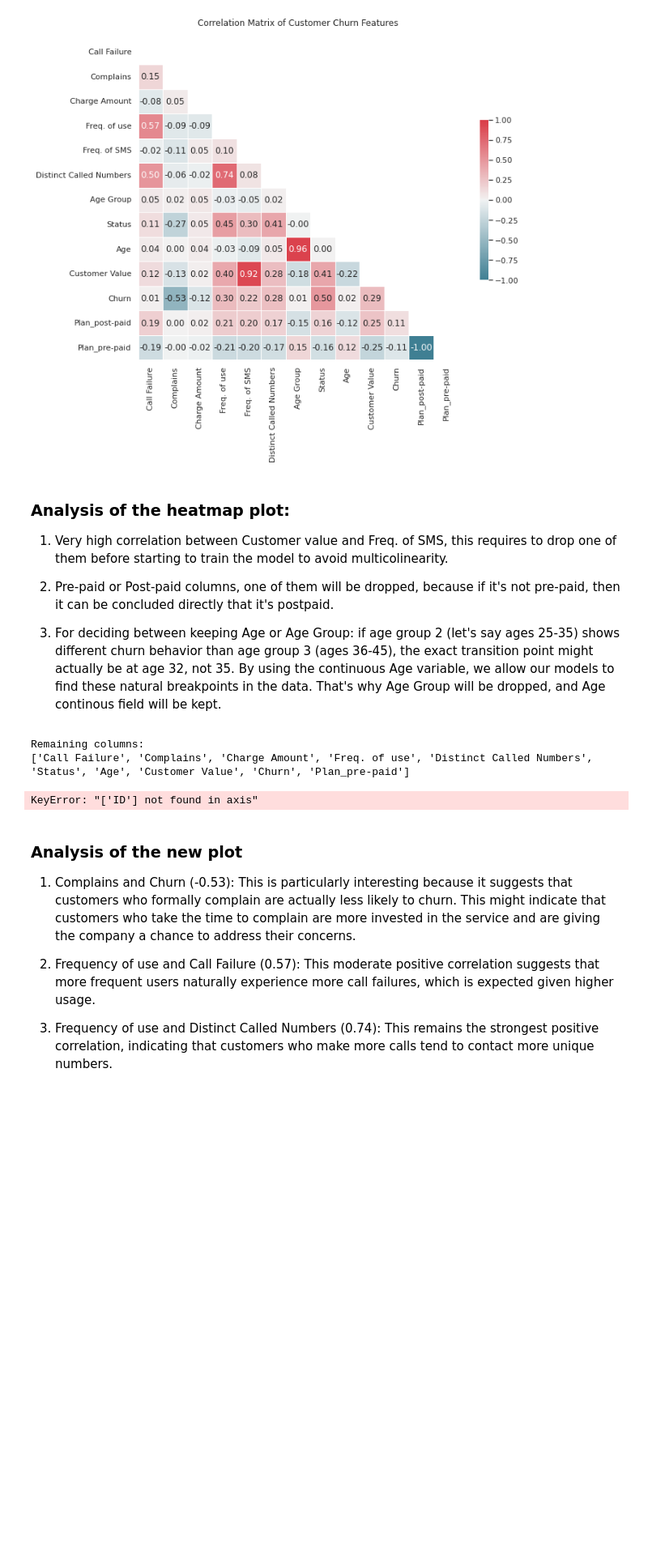
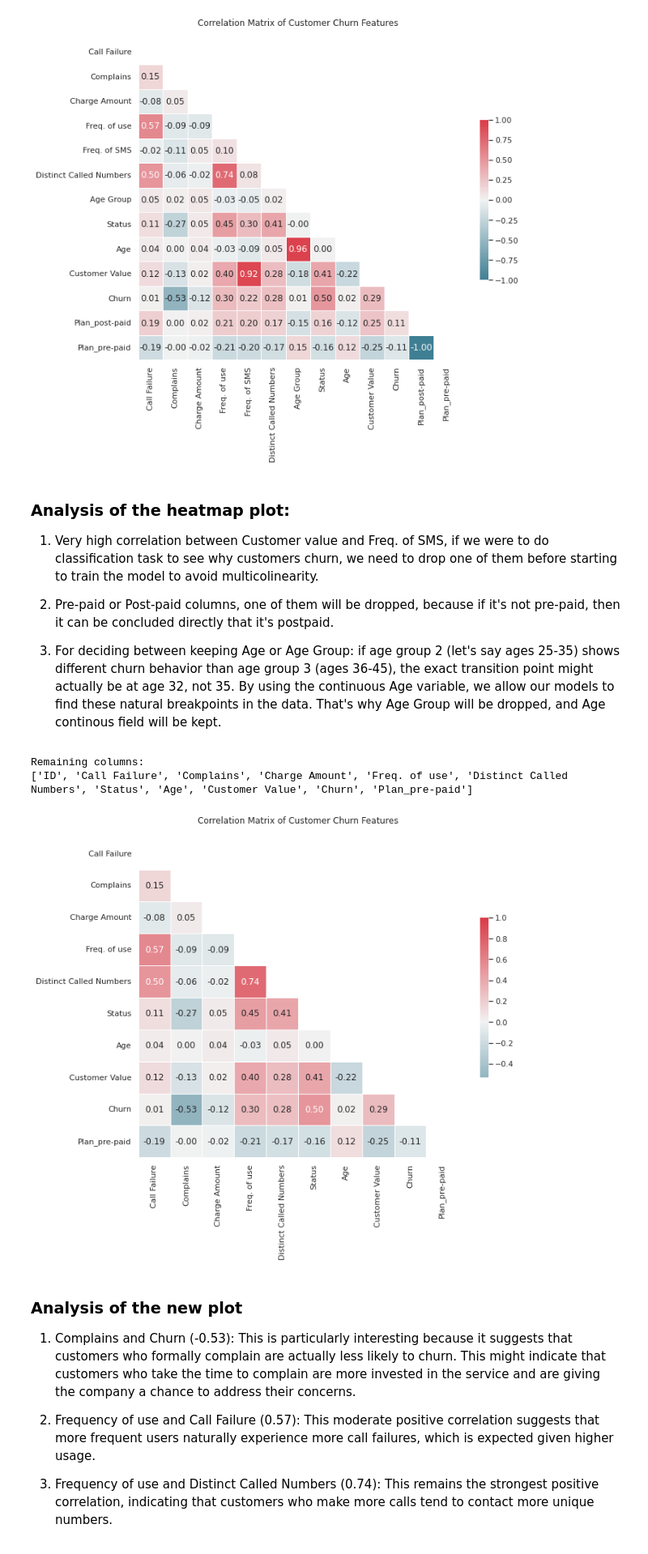
Before and after one commit to osamaps518/supervised, a Jupyter notebook: notebooks/EDA.ipynb, the cells around one changed output. Shown at 81% size. Cells and saved outputs as stored; diff of their text form; code cells hidden in the pictures; blank space fills up the shorter version.

```diff
--- a/notebooks/EDA.ipynb
+++ b/notebooks/EDA.ipynb
@@ -307,7 +307,7 @@ plot_correlation_heatmap(data_frame)
 [figure]
 # %% [markdown]
 ### Analysis of the heatmap plot:
-1. Very high correlation between Customer value and Freq. of SMS, this requires to drop one of them before starting to train the model to avoid multicolinearity.
+1. Very high correlation between Customer value and Freq. of SMS, if we were to do classification task to see why customers churn, we need to drop one of them before starting to train the model to avoid multicolinearity.
 
 2. Pre-paid or Post-paid columns, one of them will be dropped, because if it's not pre-paid, then it can be concluded directly that it's postpaid.
 
@@ -315,18 +315,18 @@ plot_correlation_heatmap(data_frame)
 # %%
 # Dropping unwanted columns
 # set axis to 1 indiciating that we're dropping columns, not rows (0)
-data_frame = data_frame.drop(['ID', 'Age Group', 'Plan_post-paid', 'Freq. of SMS'], axis=1)
+data_frame = data_frame.drop(['Age Group', 'Plan_post-paid', 'Freq. of SMS'], axis=1)
 
 # Verify the columns were dropped
 print("Remaining columns:")
 print(data_frame.columns.tolist())
 
 # Re-print the heatmap
 plot_correlation_heatmap(data_frame)
 # %% [output]
 Remaining columns:
-['Call Failure', 'Complains', 'Charge Amount', 'Freq. of use', 'Distinct Called Numbers', 'Status', 'Age', 'Customer Value', 'Churn', 'Plan_pre-paid']
+['ID', 'Call Failure', 'Complains', 'Charge Amount', 'Freq. of use', 'Distinct Called Numbers', 'Status', 'Age', 'Customer Value', 'Churn', 'Plan_pre-paid']
-KeyError: "['ID'] not found in axis"
+[figure, added]
 # %% [markdown]
 ### Analysis of the new plot
 1. Complains and Churn (-0.53): This is particularly interesting because it suggests that customers who formally complain are actually less likely to churn. This might indicate that customers who take the time to complain are more invested in the service and are giving the company a chance to address their concerns.
```
Also changed, not shown: parts of 3 cells of this notebook, 10 other files.
